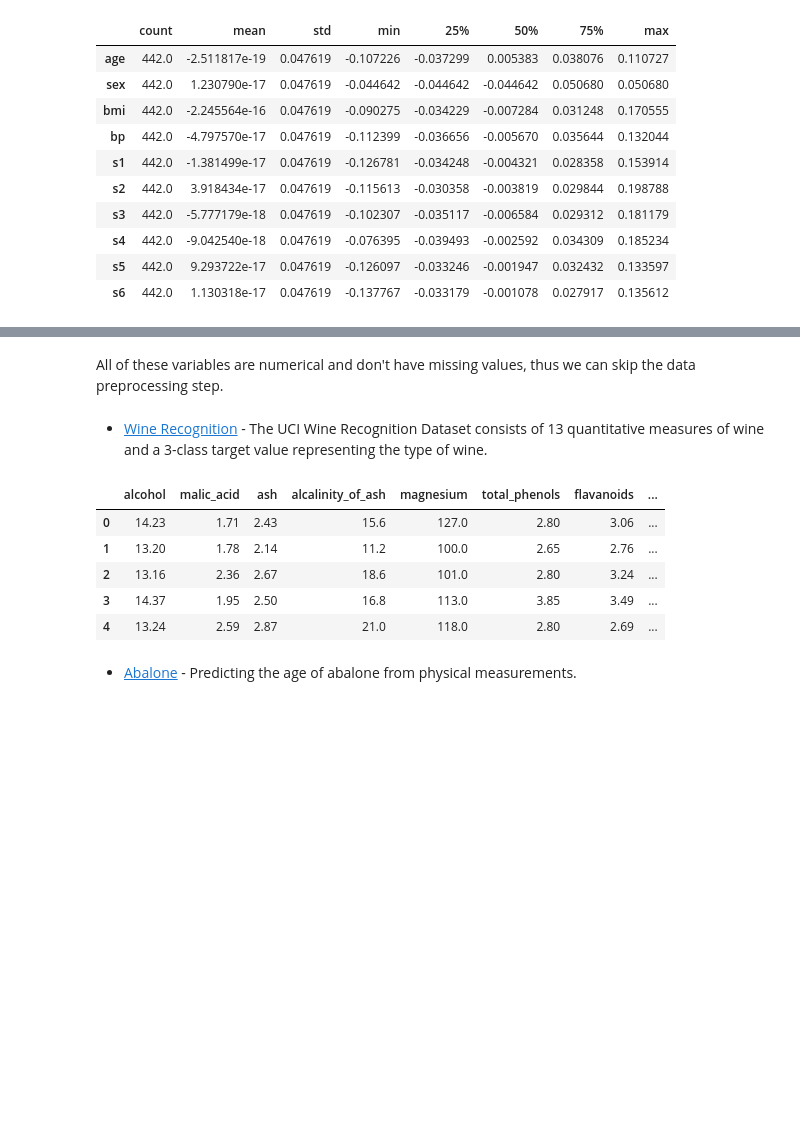
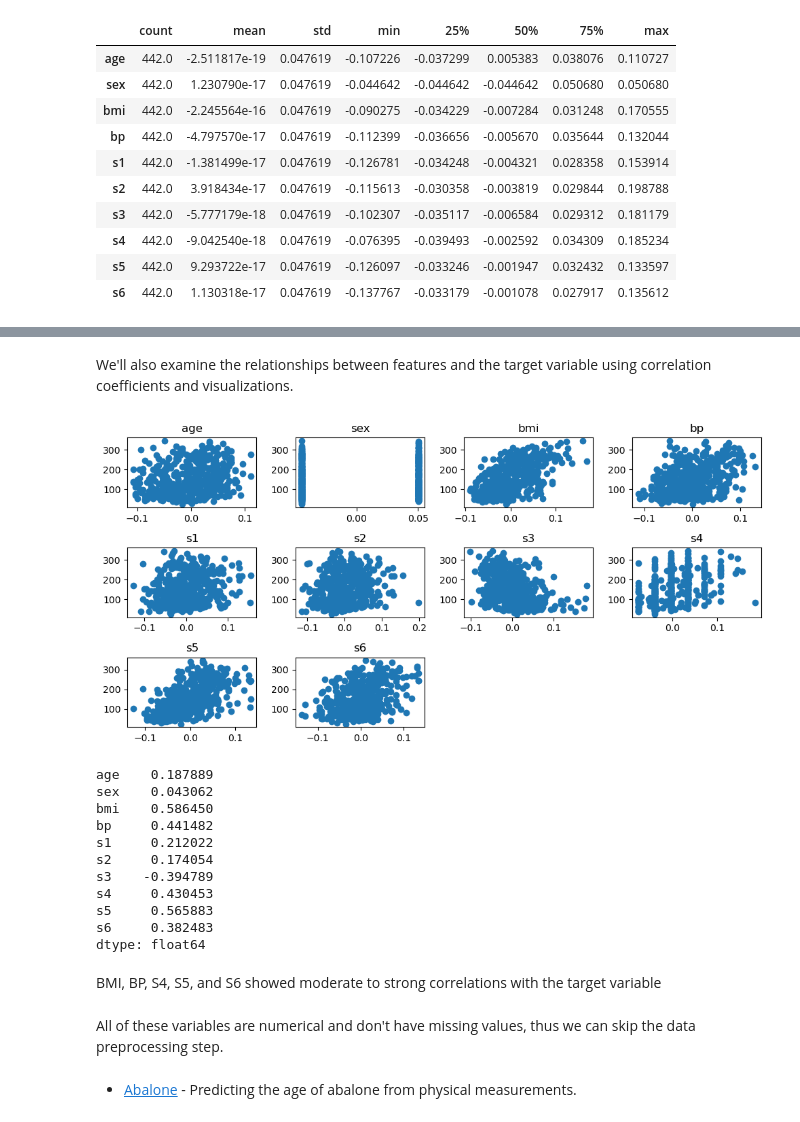
Before and after one commit to Adriano-7/fcup-ias-04-missing-data-mechanisms, a Jupyter notebook: IA04_Missing_Data.ipynb, the cells around one changed output, grey strips where cells are left out. Cells and saved outputs as stored; diff of their text form; code cells hidden in the pictures; blank space fills up the shorter version.

```diff
--- a/IA04_Missing_Data.ipynb
+++ b/IA04_Missing_Data.ipynb
@@ -48,22 +62,34 @@ df_diabetes.describe().T
+# %% [markdown]
+We'll also examine the relationships between features and the target variable using correlation coefficients and visualizations.
+# %%
+y_diabetes_series = pd.Series(y_diabetes)
+
+plt.figure(figsize=(10, 5))
+for i, col in enumerate(df_diabetes.columns):
+    plt.subplot(3, 4, i + 1)
+    plt.scatter(df_diabetes[col], y_diabetes)
+    plt.title(col)
+plt.tight_layout()
+plt.show()
+
+print(df_diabetes.corrwith(y_diabetes_series))
+# %% [output]
+[figure, added]
+age    0.187889
+sex    0.043062
+bmi    0.586450
+bp     0.441482
+s1     0.212022
+s2     0.174054
+s3    -0.394789
+s4     0.430453
+s5     0.565883
+s6     0.382483
+dtype: float64
+# %% [markdown]
+BMI, BP, S4, S5, and S6 showed moderate to strong correlations with the target variable
 # %% [markdown]
 All of these variables are numerical and don't have missing values, thus we can skip the data preprocessing step.
-# %% [markdown]
-- [Wine Recognition](https://scikit-learn.org/stable/modules/generated/sklearn.datasets.load_wine.html) - The UCI Wine Recognition Dataset consists of 13 quantitative measures of wine and a 3-class target value representing the type of wine.
-# %%
-load_wine_data = load_wine()
-df_wine = pd.DataFrame(load_wine_data.data, columns=load_wine_data.feature_names)
-
-X_wine = df_wine
-y_wine = load_wine_data.target
-
-df_wine.head()
-# %% [output]
-|  | alcohol | malic_acid | ash | alcalinity_of_ash | magnesium | total_phenols | flavanoids | ... |
-| 0 | 14.23 | 1.71 | 2.43 | 15.6 | 127.0 | 2.80 | 3.06 | ... |
-| 1 | 13.20 | 1.78 | 2.14 | 11.2 | 100.0 | 2.65 | 2.76 | ... |
-| 2 | 13.16 | 2.36 | 2.67 | 18.6 | 101.0 | 2.80 | 3.24 | ... |
-| 3 | 14.37 | 1.95 | 2.50 | 16.8 | 113.0 | 3.85 | 3.49 | ... |
-| 4 | 13.24 | 2.59 | 2.87 | 21.0 | 118.0 | 2.80 | 2.69 | ... |
 # %% [markdown]
 - [Abalone](https://archive.ics.uci.edu/dataset/1/abalone) - Predicting the age of abalone from physical measurements.
 # %%
```
Also changed, not shown: parts of 19 cells of this notebook, 9 other files.
